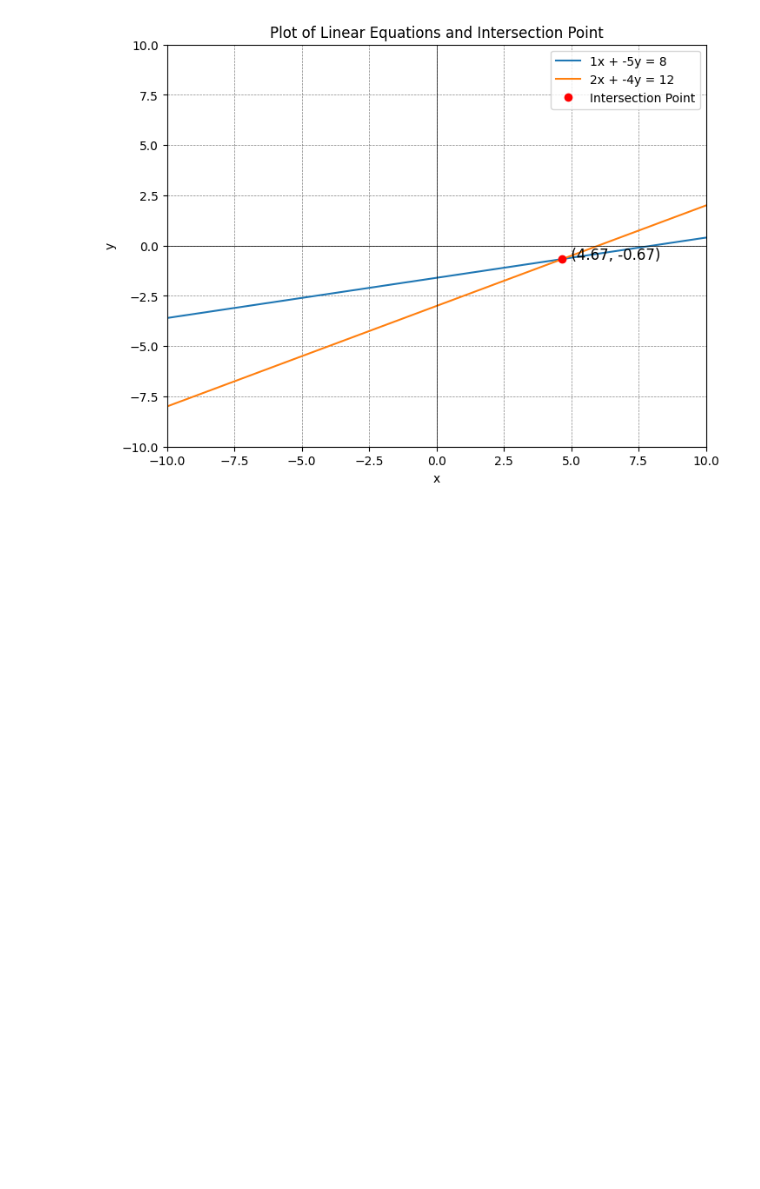
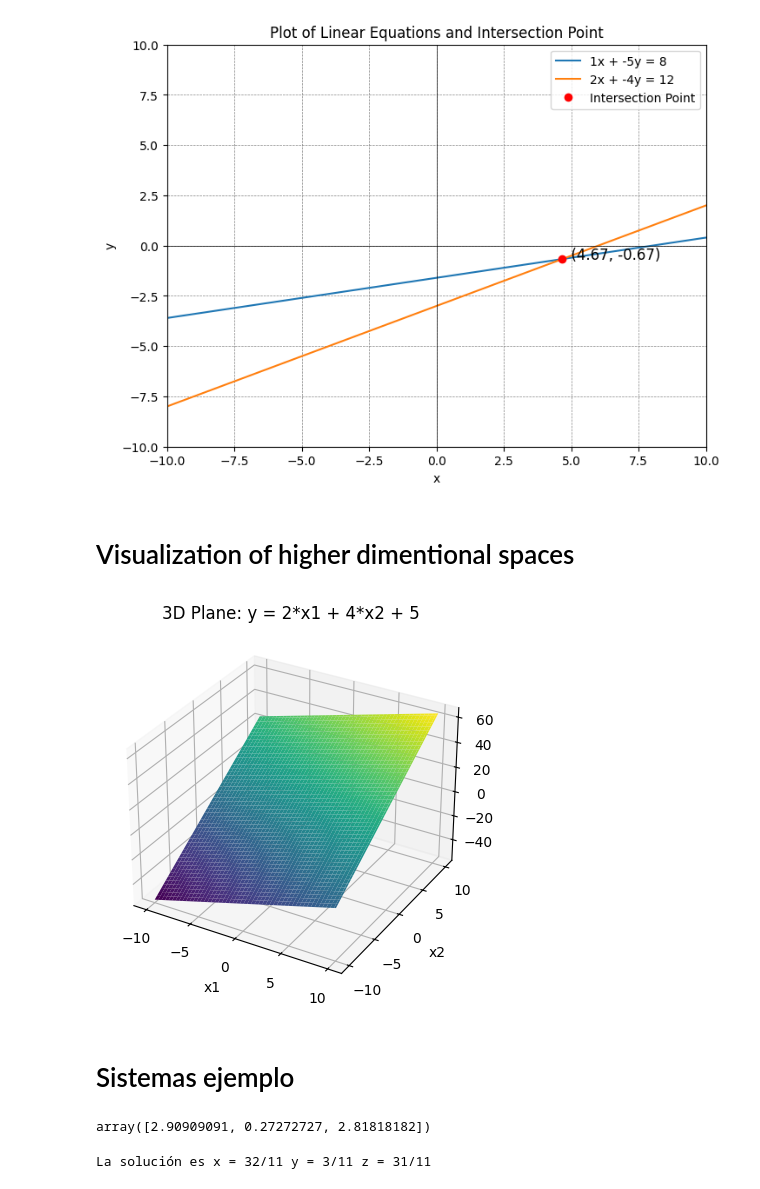
Before and after one commit to tonahdztoro/AL, a Jupyter notebook: notebooks/two_lines.ipynb, the cells around one changed output. Drawn from its saved outputs; the diff is of its cells as text; code cells hidden in the pictures; blank space fills up the shorter version.

```diff
--- a/notebooks/two_lines.ipynb
+++ b/notebooks/two_lines.ipynb
@@ -50,3 +50,46 @@ plot_linear_equations(1, -5, 8, 1, 1, 4)
 plot_linear_equations(1, -5, 8, 2, -4, 12)
 # %% [output]
 [figure]
+# %% [markdown]
+# Visualization of higher dimentional spaces
+# %%
+import numpy as np
+import matplotlib.pyplot as plt
+from mpl_toolkits.mplot3d import Axes3D
+
+# Create a grid of x1 and x2 values
+x1 = np.linspace(-10, 10, 100)  # Change range as needed
+x2 = np.linspace(-10, 10, 100)  # Change range as needed
+x1, x2 = np.meshgrid(x1, x2)
+
+# Calculate y values based on the plane equation
+y = 2 * x1 + 4 * x2 + 5
+
+# Create a 3D plot
+fig = plt.figure()
+ax = fig.add_subplot(111, projection='3d')
+
+# Plot the surface
+ax.plot_surface(x1, x2, y, cmap='viridis', edgecolor='none')
+
+# Add labels
+ax.set_xlabel('x1')
+ax.set_ylabel('x2')
+ax.set_zlabel('y')
+ax.set_title('3D Plane: y = 2*x1 + 4*x2 + 5')
+
+# Show the plot
+plt.show()
+# %% [output]
+[figure, added]
+# %% [markdown]
+# Sistemas ejemplo
+# %%
+import numpy as np
+
+A = np.array([[1, 1, 1], [2, -1, 3], [-3, 4, 2]])
+B = np.array([6, 14, -2])
+intersection = np.linalg.solve(A, B)
+intersection
+# %% [output]
+array([2.90909091, 0.27272727, 2.81818182])
@@ -52,0 +101,18 @@ plot_linear_equations(1, -5, 8, 2, -4, 12)
+# %%
+# Definir las ecuaciones
+eq1 = Eq(x + y + z, 6)
+eq2 = Eq(2*x - y + 3*z, 14)
+eq3 = Eq(-3*x + 4*y + 2*z, -2)
+
+# Resolver el sistema de ecuaciones
+solucion = solve((eq1, eq2, eq3), (x, y, z))
+
+# Convertir los resultados a fracciones usando Rational
+x_sol = Rational(solucion[x])
+y_sol = Rational(solucion[y])
+z_sol = Rational(solucion[z])
+
+# Mostrar el resultado en fracciones
+print(f"La solución es x = {x_sol} y = {y_sol} z = {z_sol}")
+# %% [output]
+La solución es x = 32/11 y = 3/11 z = 31/11
```
Also changed, not shown: parts of 1 cell of this notebook, 2 other files.
